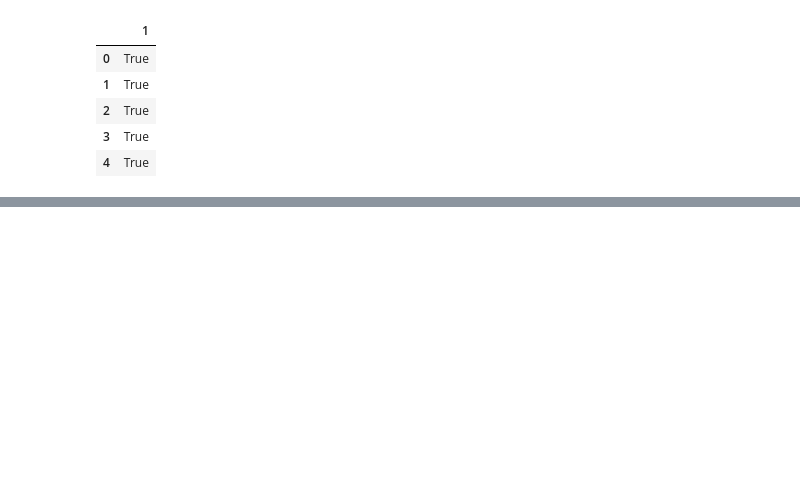
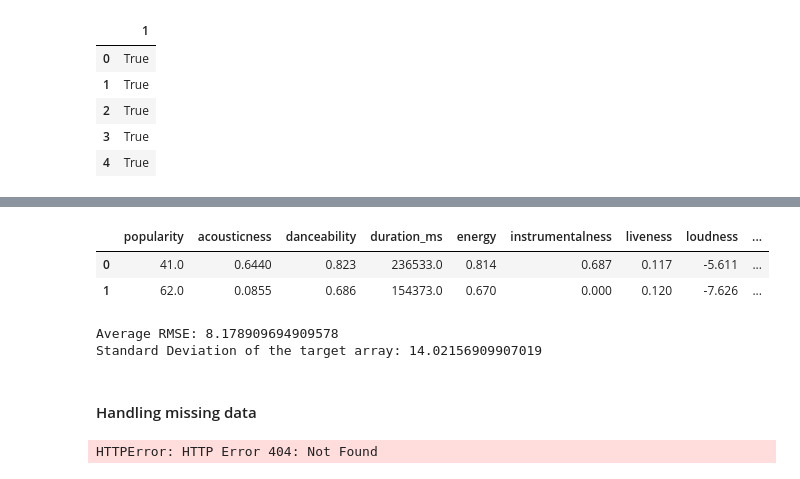
Before and after one commit to AnshuBantra/Python, a Jupyter notebook: Associate Data Scientist in Python/031 Supervised Learning with scikit-learn/supervised_learning.ipynb, the cells around one changed output, grey strips where cells are left out. Saved outputs shown, nothing was run; the diff lists cells and outputs as text; code cells hidden in the pictures; blank space fills up the shorter version.

```diff
--- a/Associate Data Scientist in Python/031 Supervised Learning with scikit-learn/supervised_learning.ipynb
+++ b/Associate Data Scientist in Python/031 Supervised Learning with scikit-learn/supervised_learning.ipynb
@@ -491,0 +528,34 @@ music_dummies.head()
+# %%
+music_dummies.head(2)
+# %% [output]
+|  | popularity | acousticness | danceability | duration_ms | energy | instrumentalness | liveness | loudness | ... |
+| 0 | 41.0 | 0.6440 | 0.823 | 236533.0 | 0.814 | 0.687 | 0.117 | -5.611 | ... |
+| 1 | 62.0 | 0.0855 | 0.686 | 154373.0 | 0.670 | 0.000 | 0.120 | -7.626 | ... |
+# %%
+# Create X and y
+X = music_dummies.drop('popularity', axis=1)
+y = music_dummies['popularity']
+
+# Instantiate a ridge model
+ridge = sklm.Ridge(alpha=0.2)
+
+# Perform cross-validation
+scores = skms.cross_val_score(ridge, X, y, cv=kf, scoring="neg_mean_squared_error")
+
+# Calculate RMSE
+rmse = np.sqrt(-scores)
+print("Average RMSE: {}".format(np.mean(rmse)))
+print("Standard Deviation of the target array: {}".format(np.std(y)))
+# %% [output]
+Average RMSE: 8.178909694909578
+Standard Deviation of the target array: 14.02156909907019
+# %% [markdown]
+#### Handling missing data
+# %%
+import pandas as pd
+from urllib.request import urlretrieve
+link = "https://assets.datacamp.com/production/repositories/5981/datasets/fea5cd4c72c2346dafffb0a5ae425006968f4e00/music_ch4_l2.csv"
+music_df = pd.read_csv(urlretrieve(link, 'music_ch4_l2.csv')[0])
+print("Shape of music_df: {}".format(music_df.shape))
+# %% [output]
+HTTPError: HTTP Error 404: Not Found
```
Also changed, not shown: parts of 16 cells of this notebook, 1 other file.
